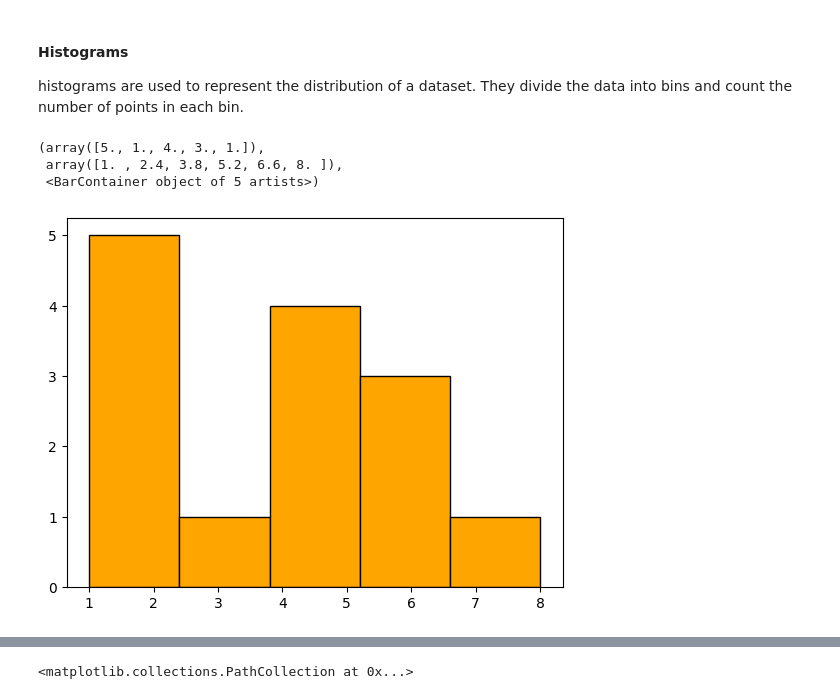
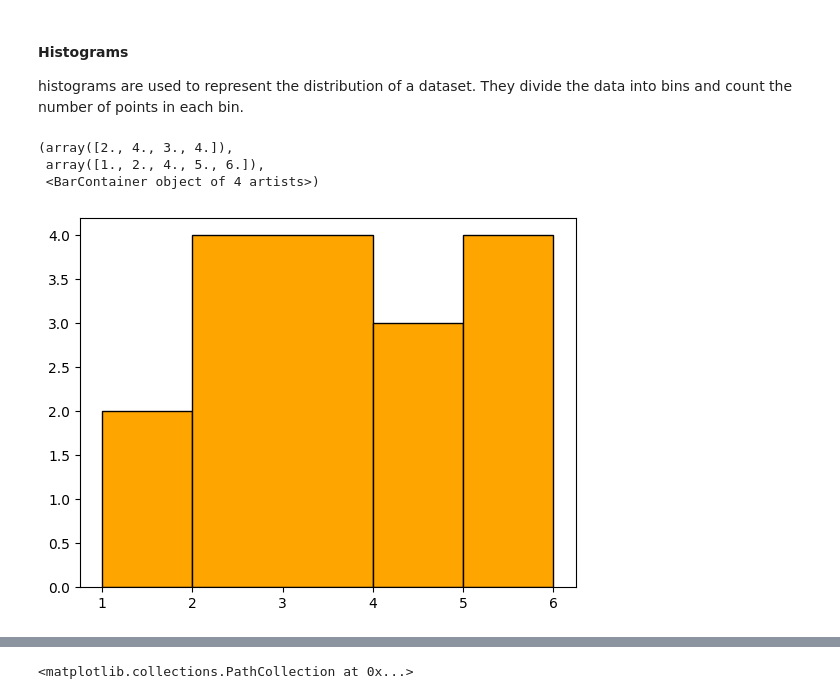
Before and after one commit to Sivapothala/all-materials, a Jupyter notebook: KrishNair/Data Analysis/matplotlib.ipynb, the cells around one changed output, grey strips where cells are left out. Drawn from its saved outputs; the diff is of its cells as text; code cells hidden in the pictures.

```diff
--- a/KrishNair/Data Analysis/matplotlib.ipynb
+++ b/KrishNair/Data Analysis/matplotlib.ipynb
@@ -42,9 +42,9 @@ histograms are used to represent the distribution of a dataset. They divide the
 # %%
 data = [1,2,2,2,3,1,5,4,4,4,6,6,6,8]
 ##create a histogram
-plt.hist(data,bins=5,color='orange',edgecolor='black')
+plt.hist(data,bins=[1,2,4,5,6],color='orange',edgecolor='black')
 # %% [output]
-(array([5., 1., 4., 3., 1.]),
- array([1. , 2.4, 3.8, 5.2, 6.6, 8. ]),
- <BarContainer object of 5 artists>)
+(array([2., 4., 3., 4.]),
+ array([1., 2., 4., 5., 6.]),
+ <BarContainer object of 4 artists>)
-[figure, old version]
+[figure, new version]
```
Also changed, not shown: parts of 2 cells of this notebook, 3 other files.
